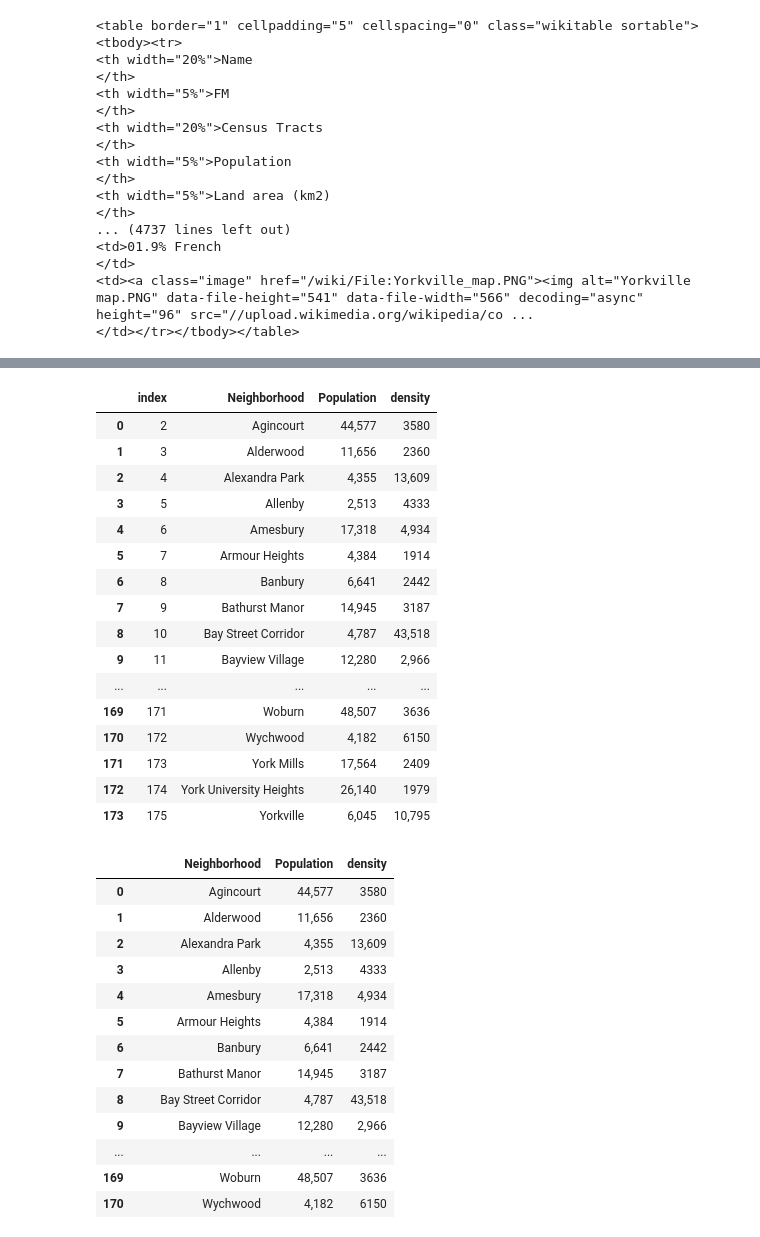
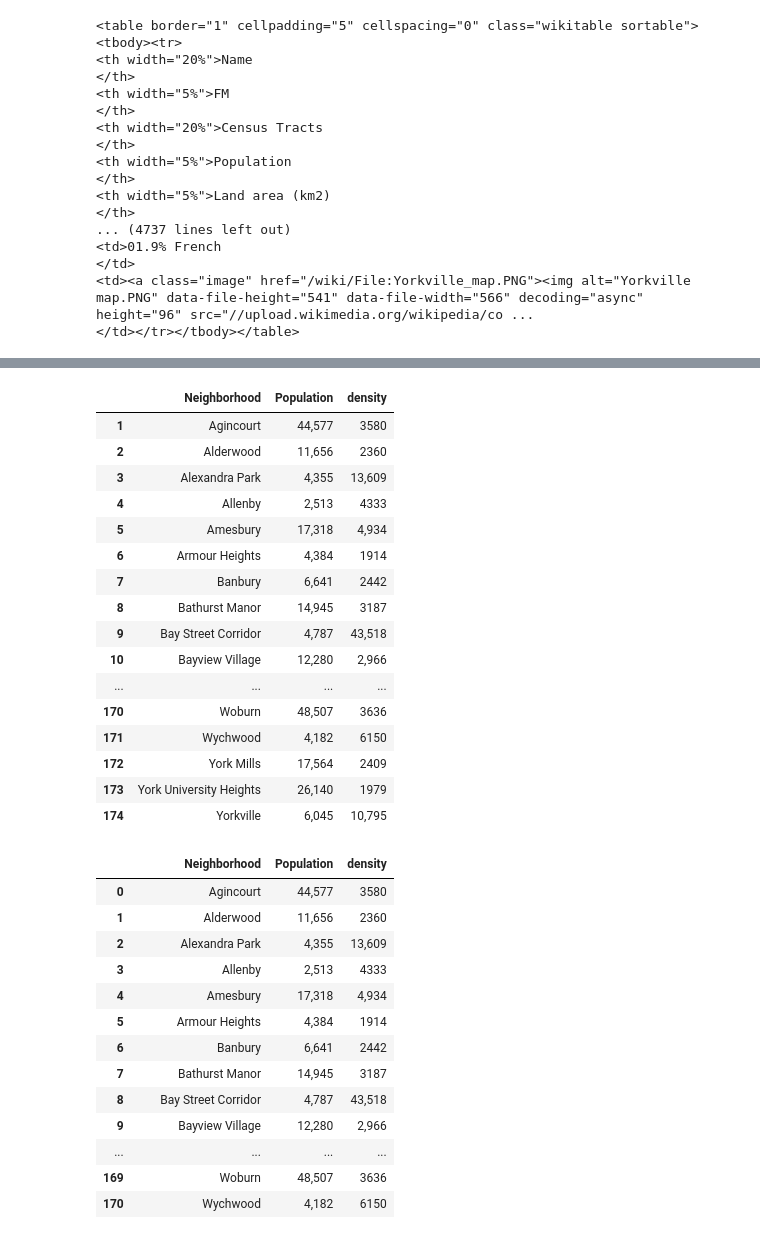
Before and after one commit to Vijay2112/Coursera_Capstone, a Jupyter notebook: Week4/Restaurant Location Recommonder.ipynb, the cells around one changed output, grey strips where cells are left out. Saved outputs shown, nothing was run; the diff lists cells and outputs as text; code cells hidden in the pictures.

```diff
--- a/Week4/Restaurant Location Recommonder.ipynb
+++ b/Week4/Restaurant Location Recommonder.ipynb
@@ -156,20 +137,22 @@ df.drop(df.index[0],inplace=True)
+# %%
+df
+# %% [output]
+|  | Neighborhood | Population | density |
+| 1 | Agincourt | 44,577 | 3580 |
+| 2 | Alderwood | 11,656 | 2360 |
+| 3 | Alexandra Park | 4,355 | 13,609 |
+| 4 | Allenby | 2,513 | 4333 |
+| 5 | Amesbury | 17,318 | 4,934 |
+| 6 | Armour Heights | 4,384 | 1914 |
+| 7 | Banbury | 6,641 | 2442 |
+| 8 | Bathurst Manor | 14,945 | 3187 |
+| 9 | Bay Street Corridor | 4,787 | 43,518 |
+| 10 | Bayview Village | 12,280 | 2,966 |
+| ... | ... | ... | ... |
+| 170 | Woburn | 48,507 | 3636 |
+| 171 | Wychwood | 4,182 | 6150 |
+| 172 | York Mills | 17,564 | 2409 |
+| 173 | York University Heights | 26,140 | 1979 |
+| 174 | Yorkville | 6,045 | 10,795 |
 # %%
-df.reset_index(inplace=True)
+df.reset_index(drop=True,inplace=True)
-# %% [output]
-|  | index | Neighborhood | Population | density |
-| 0 | 2 | Agincourt | 44,577 | 3580 |
-| 1 | 3 | Alderwood | 11,656 | 2360 |
-| 2 | 4 | Alexandra Park | 4,355 | 13,609 |
-| 3 | 5 | Allenby | 2,513 | 4333 |
-| 4 | 6 | Amesbury | 17,318 | 4,934 |
-| 5 | 7 | Armour Heights | 4,384 | 1914 |
-| 6 | 8 | Banbury | 6,641 | 2442 |
-| 7 | 9 | Bathurst Manor | 14,945 | 3187 |
-| 8 | 10 | Bay Street Corridor | 4,787 | 43,518 |
-| 9 | 11 | Bayview Village | 12,280 | 2,966 |
-| ... | ... | ... | ... | ... |
-| 169 | 171 | Woburn | 48,507 | 3636 |
-| 170 | 172 | Wychwood | 4,182 | 6150 |
-| 171 | 173 | York Mills | 17,564 | 2409 |
-| 172 | 174 | York University Heights | 26,140 | 1979 |
-| 173 | 175 | Yorkville | 6,045 | 10,795 |
```
Also changed, not shown: parts of 18 cells of this notebook, 5 other files.
